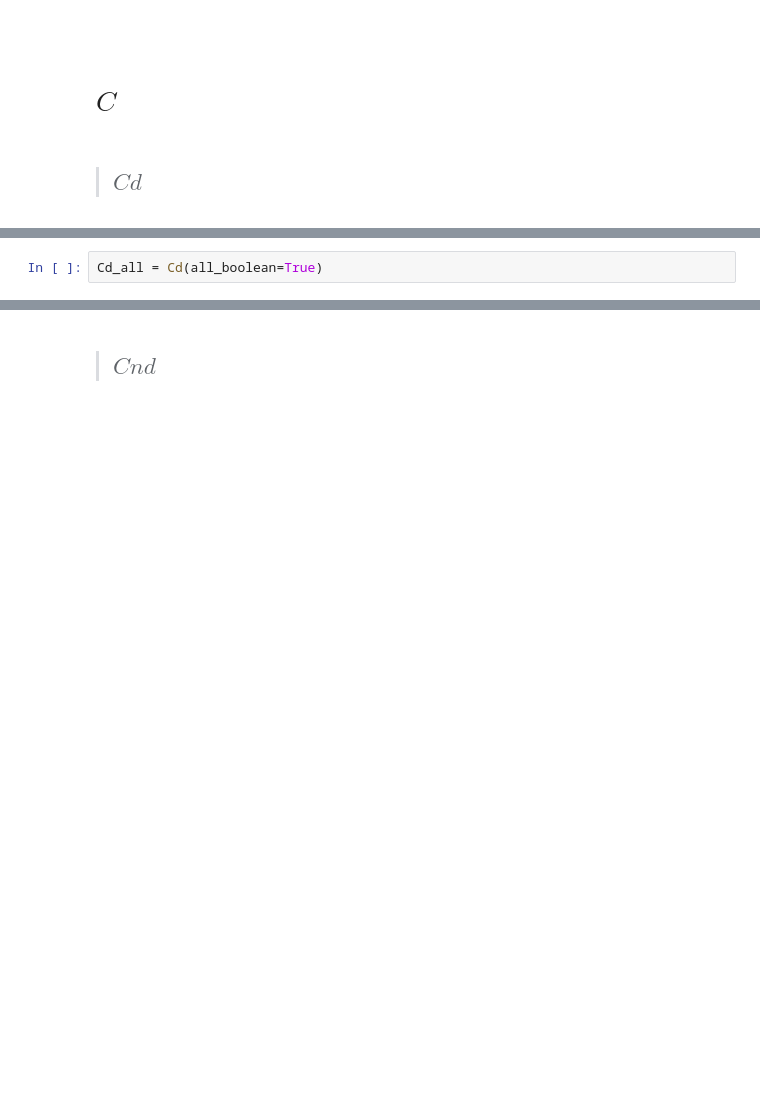
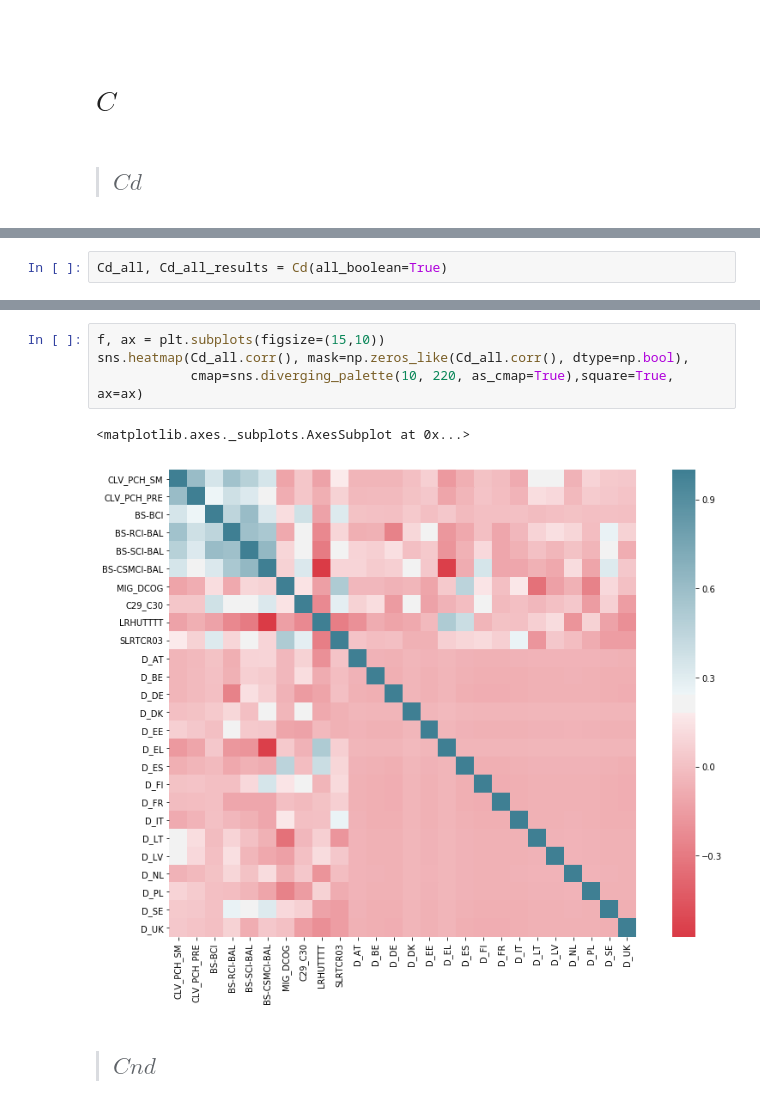
Before and after one commit to boturon/NovaSBE_Courses, a Jupyter notebook: 1107_macroeconomic-policies/assignment/pred-gdp/data.ipynb, the cells around one changed output, grey strips where cells are left out. Cells and saved outputs as stored; diff of their text form; blank space fills up the shorter version.

```diff
--- a/1107_macroeconomic-policies/assignment/pred-gdp/data.ipynb
+++ b/1107_macroeconomic-policies/assignment/pred-gdp/data.ipynb
@@ -270,7 +276,7 @@ Warnings:
 [2] The condition number is large, 2.73e+03. This might indicate that there are
 strong multicollinearity or other numerical problems.
 # %%
-Cd_all = Cd(all_boolean=True)
+Cd_all, Cd_all_results = Cd(all_boolean=True)
 # %% [output]
                             OLS Regression Results
 ==============================================================================
@@ -289,6 +295,13 @@ Warnings:
 [1] Standard Errors assume that the covariance matrix of the errors is correctly specified.
 [2] The condition number is large, 4.21e+03. This might indicate that there are
 strong multicollinearity or other numerical problems.
+# %%
+f, ax = plt.subplots(figsize=(15,10))
+sns.heatmap(Cd_all.corr(), mask=np.zeros_like(Cd_all.corr(), dtype=np.bool),
+            cmap=sns.diverging_palette(10, 220, as_cmap=True),square=True, ax=ax)
+# %% [output]
+<matplotlib.axes._subplots.AxesSubplot at 0x...>
+[figure, added]
 # %% [markdown]
 >## $Cnd$
 # %%
```
Also changed, not shown: parts of 49 cells of this notebook, 21 other files.
